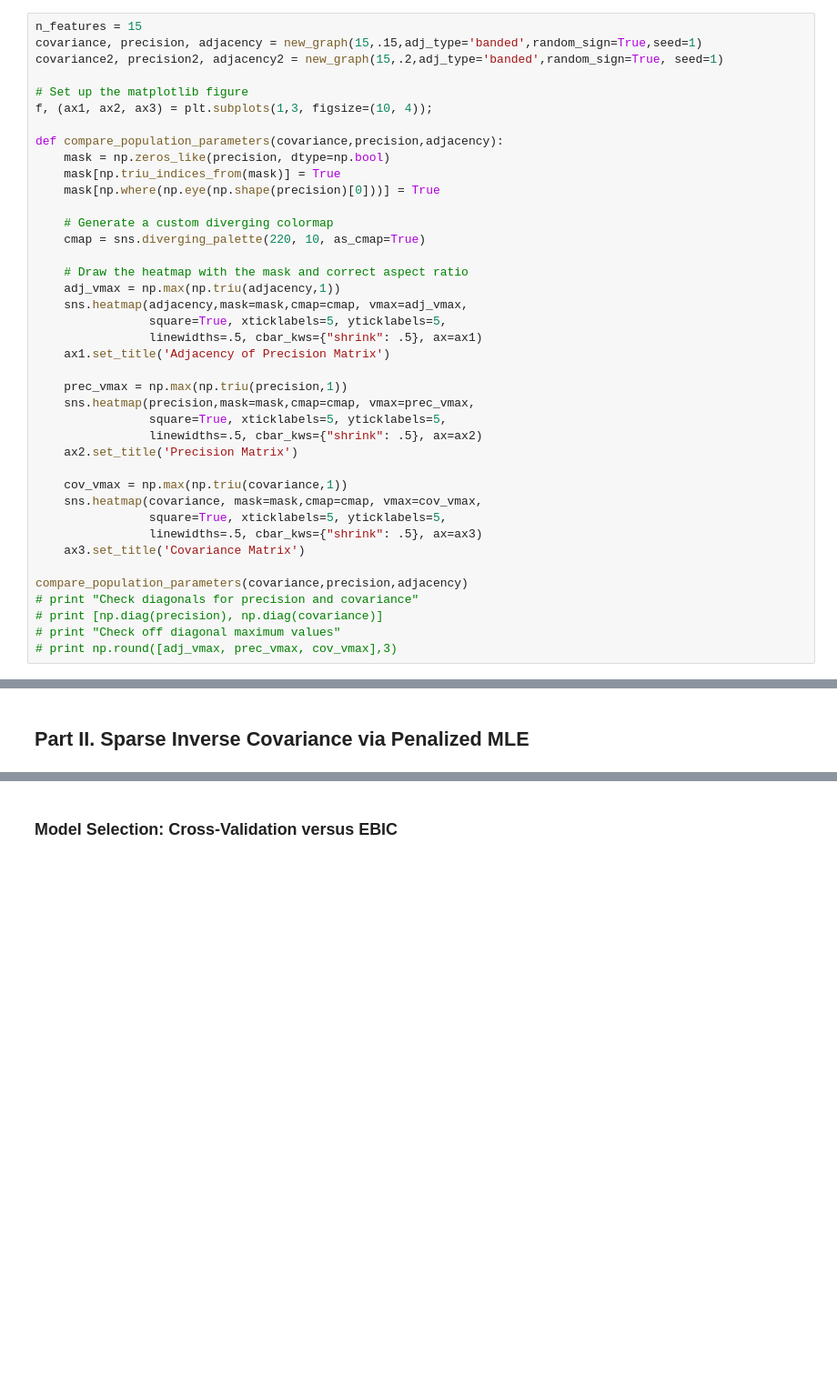
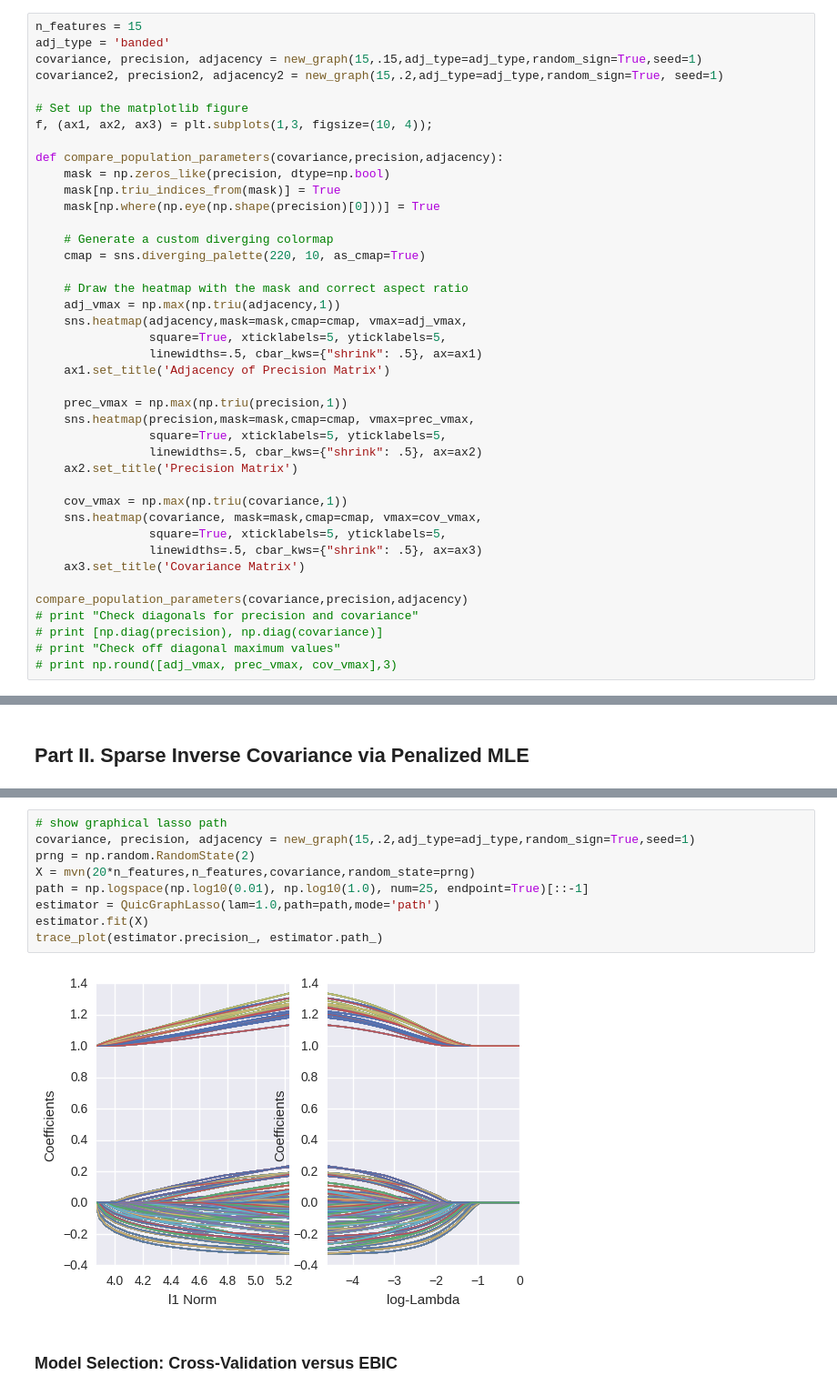
Before and after one commit to skggm/skggm, a Jupyter notebook: examples/Banded Network Simulation.ipynb, the cells around one changed output, grey strips where cells are left out. Shown at 91% size. Saved outputs shown, nothing was run; the diff lists cells and outputs as text; blank space fills up the shorter version.

```diff
--- a/examples/Banded Network Simulation.ipynb
+++ b/examples/Banded Network Simulation.ipynb
@@ -28,8 +29,9 @@
 ### Create Simulated Network
 # %%
 n_features = 15
-covariance, precision, adjacency = new_graph(15,.15,adj_type='banded',random_sign=True,seed=1)
-covariance2, precision2, adjacency2 = new_graph(15,.2,adj_type='banded',random_sign=True, seed=1)
+adj_type = 'banded'
+covariance, precision, adjacency = new_graph(15,.15,adj_type=adj_type,random_sign=True,seed=1)
+covariance2, precision2, adjacency2 = new_graph(15,.2,adj_type=adj_type,random_sign=True, seed=1)
 
 # Set up the matplotlib figure
 f, (ax1, ax2, ax3) = plt.subplots(1,3, figsize=(10, 4));
@@ -124,2 +131,13 @@ ax8.set_title('Sample Precision Matrix, n/p=10')
+# %%
+# show graphical lasso path
+covariance, precision, adjacency = new_graph(15,.2,adj_type=adj_type,random_sign=True,seed=1)
+prng = np.random.RandomState(2)
+X = mvn(20*n_features,n_features,covariance,random_state=prng)
+path = np.logspace(np.log10(0.01), np.log10(1.0), num=25, endpoint=True)[::-1]
+estimator = QuicGraphLasso(lam=1.0,path=path,mode='path')
+estimator.fit(X)
+trace_plot(estimator.precision_, estimator.path_)
+# %% [output]
+[figure, added]
 # %% [markdown]
 ### Model Selection: Cross-Validation versus EBIC
```
Also changed, not shown: parts of 11 cells of this notebook.
